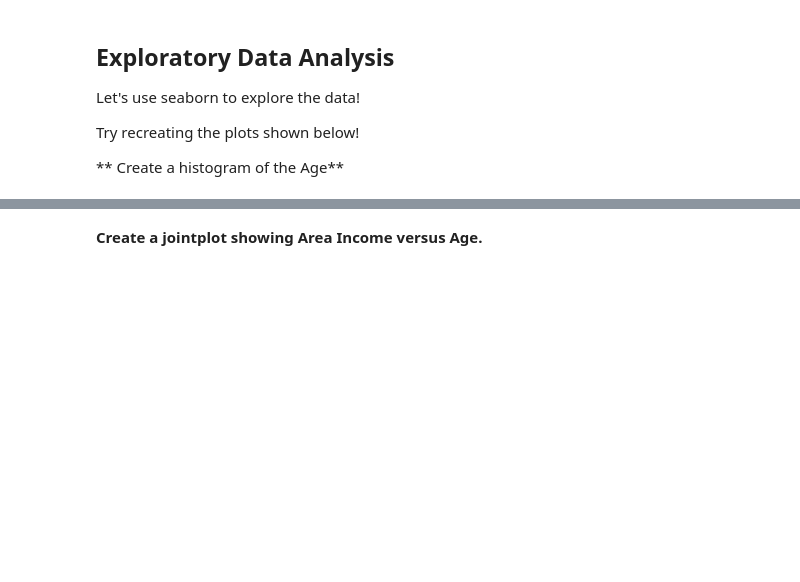
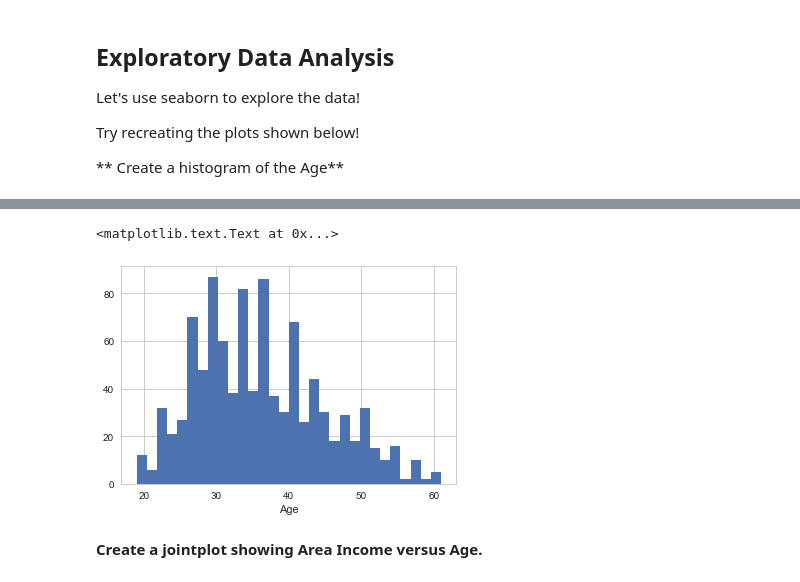
Before and after one commit to tyonas9/Logistic-Regression-ML-Model, a Jupyter notebook: Logistic Regression Project .ipynb, the cells around one changed output, grey strips where cells are left out. Saved outputs shown, nothing was run; the diff lists cells and outputs as text; code cells hidden in the pictures; blank space fills up the shorter version.

Commit message:
Creating Exploratory Data Analysis

```diff
--- a/Logistic Regression Project .ipynb
+++ b/Logistic Regression Project .ipynb
@@ -90,2 +88,9 @@ Try recreating the plots shown below!
+# %%
+sns.set_style('whitegrid')
+ad_data['Age'].hist(bins=30)
+plt.xlabel('Age')
+# %% [output]
+<matplotlib.text.Text at 0x...>
+[figure, added]
 # %% [markdown]
 **Create a jointplot showing Area Income versus Age.**
```
Also changed, not shown: parts of 13 cells of this notebook.
